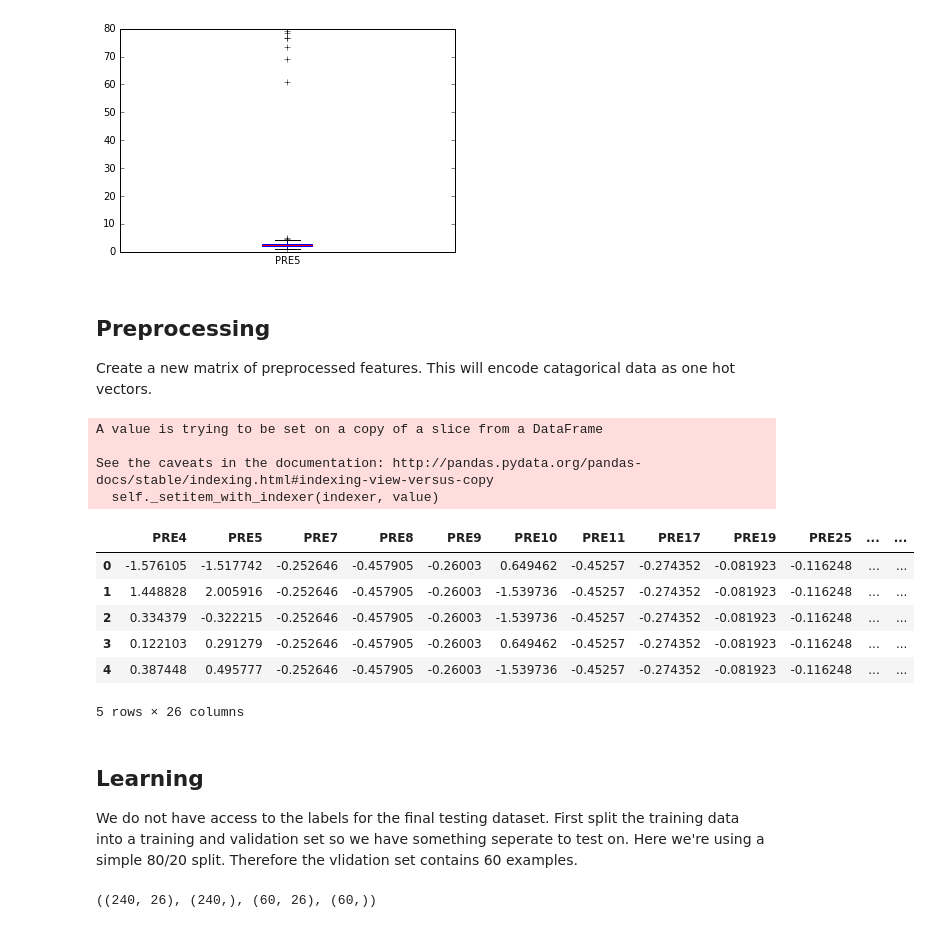
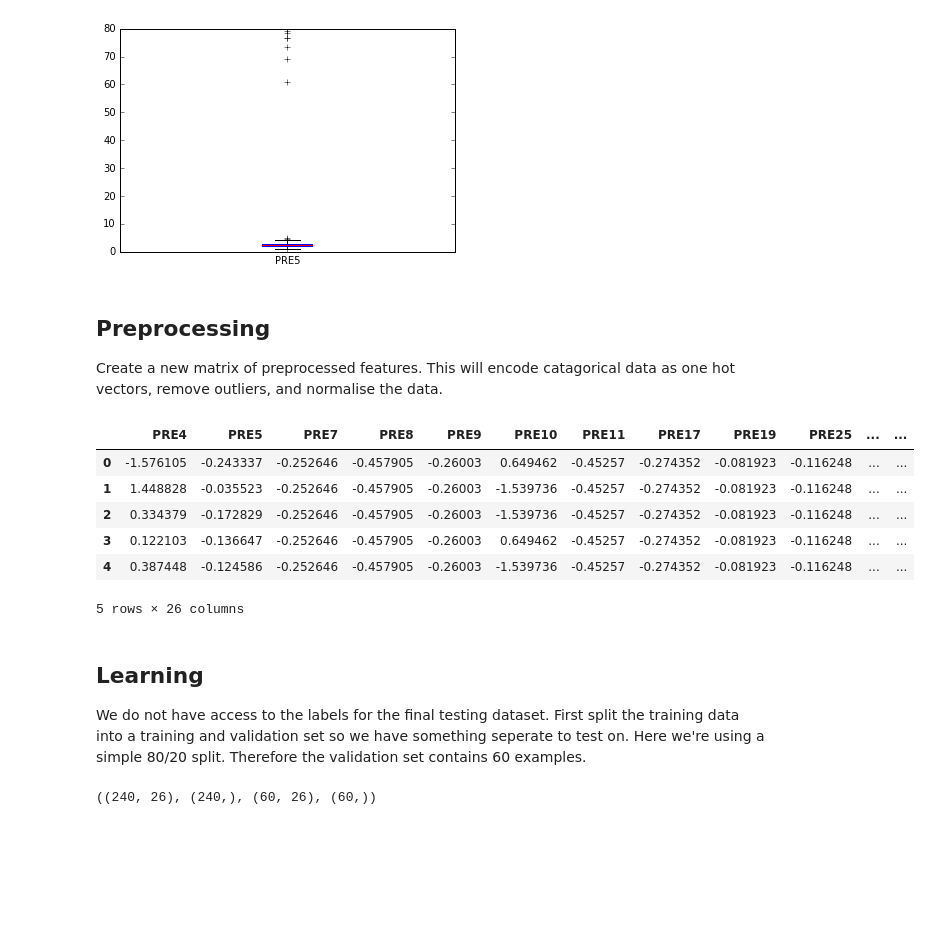
Before and after one commit to samueljackson92/SEM6420-machine-learning, a Jupyter notebook: src/Analysis.ipynb, the cells around one changed output. Cells and saved outputs as stored; diff of their text form; code cells hidden in the pictures; blank space fills up the shorter version.

```diff
--- a/src/Analysis.ipynb
+++ b/src/Analysis.ipynb
@@ -55,58 +56,58 @@ X.PRE5.plot(kind='box')
 # %% [markdown]
 ## Preprocessing
 
-Create a new matrix of preprocessed features. This will encode catagorical data as one hot vectors.
+Create a new matrix of preprocessed features. This will encode catagorical data as one hot vectors, remove outliers, and normalise the data.
 # %%
 from sklearn import preprocessing
 
-def encode_onehot(df, column_name):
-    """ Encode a catagorical column from a data frame into a dataframe of one hot features"""
+def encode_onehot(x_data, column_name):
+    """ Encode a catagorical column from a data frame into a data frame of one hot features"""
     enc = preprocessing.OneHotEncoder()
-    features = enc.fit_transform(df[[column_name]]).toarray()
+    features = enc.fit_transform(x_data[[column_name]]).toarray()
     names = ['%s_%d' % (column_name, i) for i in enc.active_features_]
-    features = pd.DataFrame(features, columns=names)
+    features = pd.DataFrame(features, columns=names, index=x_data.index)
     return features
 
-# encode catagorical data as one hot vectors
-pre14_encoded = encode_onehot(X, 'PRE14')
-pre6_encoded = encode_onehot(X, 'PRE6')
-dgn_encoded = encode_onehot(X, 'DGN')
+def preprocess(x_data):
+    # drop zero var PRE32
+    Xp = x_data.drop("PRE32", axis=1)
 
-#combine into a single data frame
-new_features = pd.concat([pre14_encoded, pre6_encoded, dgn_encoded], axis=1)
+    # remove outliers via median fill
+    mask = Xp.PRE5 < 30
+#     Xp.drop(Xp[~mask].index, inplace=True)
+    Yp = y#y.drop(y[~mask].index)
 
-# drop zero var PRE32
-Xp = X.drop("PRE32", axis=1)
+    # encode catagorical data as one hot vectors
+    pre14_encoded = encode_onehot(Xp, 'PRE14')
+    pre6_encoded = encode_onehot(Xp, 'PRE6')
+    dgn_encoded = encode_onehot(Xp, 'DGN')
 
-# remove outliers via median fill
-mask = Xp.PRE5 < 30
-Xp.PRE5.loc[~mask] = Xp.PRE5[mask].median()
+    #combine into a single data frame
+    new_features = pd.concat([pre14_encoded, pre6_encoded, dgn_encoded], axis=1)
 
-# drop the catagorical variables that have been encoded
-Xp.drop(["PRE14", "PRE6", "DGN"], inplace=True, axis=1)
-# add new features
-Xp = pd.concat([Xp, new_features], axis=1)
+    # drop the catagorical variables that have been encoded
+    Xp.drop(["PRE14", "PRE6", "DGN"], inplace=True, axis=1)
+    # add new features
+    Xp = pd.concat([Xp, new_features], axis=1)
 
-# normalise data
-sclr = preprocessing.StandardScaler()
-Xp = pd.DataFrame(sclr.fit_transform(Xp), columns=Xp.columns)
+    # normalise data
+    sclr = preprocessing.StandardScaler()
+    Xp = pd.DataFrame(sclr.fit_transform(Xp), columns=Xp.columns)
+    return Xp, Yp
 
+Xp, Yp = preprocess(X)
 Xp.head()
 # %% [output]
+|  | PRE4 | PRE5 | PRE7 | PRE8 | PRE9 | PRE10 | PRE11 | PRE17 | PRE19 | PRE25 | ... | ... |
+| 0 | -1.576105 | -0.243337 | -0.252646 | -0.457905 | -0.26003 | 0.649462 | -0.45257 | -0.274352 | -0.081923 | -0.116248 | ... | ... |
+| 1 | 1.448828 | -0.035523 | -0.252646 | -0.457905 | -0.26003 | -1.539736 | -0.45257 | -0.274352 | -0.081923 | -0.116248 | ... | ... |
+| 2 | 0.334379 | -0.172829 | -0.252646 | -0.457905 | -0.26003 | -1.539736 | -0.45257 | -0.274352 | -0.081923 | -0.116248 | ... | ... |
+| 3 | 0.122103 | -0.136647 | -0.252646 | -0.457905 | -0.26003 | 0.649462 | -0.45257 | -0.274352 | -0.081923 | -0.116248 | ... | ... |
+| 4 | 0.387448 | -0.124586 | -0.252646 | -0.457905 | -0.26003 | -1.539736 | -0.45257 | -0.274352 | -0.081923 | -0.116248 | ... | ... |
-A value is trying to be set on a copy of a slice from a DataFrame
-
-See the caveats in the documentation: http://pandas.pydata.org/pandas-docs/stable/indexing.html#indexing-view-versus-copy
-  self._setitem_with_indexer(indexer, value)
+5 rows × 26 columns
-|  | PRE4 | PRE5 | PRE7 | PRE8 | PRE9 | PRE10 | PRE11 | PRE17 | PRE19 | PRE25 | ... | ... |
-| 0 | -1.576105 | -1.517742 | -0.252646 | -0.457905 | -0.26003 | 0.649462 | -0.45257 | -0.274352 | -0.081923 | -0.116248 | ... | ... |
-| 1 | 1.448828 | 2.005916 | -0.252646 | -0.457905 | -0.26003 | -1.539736 | -0.45257 | -0.274352 | -0.081923 | -0.116248 | ... | ... |
-| 2 | 0.334379 | -0.322215 | -0.252646 | -0.457905 | -0.26003 | -1.539736 | -0.45257 | -0.274352 | -0.081923 | -0.116248 | ... | ... |
-| 3 | 0.122103 | 0.291279 | -0.252646 | -0.457905 | -0.26003 | 0.649462 | -0.45257 | -0.274352 | -0.081923 | -0.116248 | ... | ... |
-| 4 | 0.387448 | 0.495777 | -0.252646 | -0.457905 | -0.26003 | -1.539736 | -0.45257 | -0.274352 | -0.081923 | -0.116248 | ... | ... |
-5 rows × 26 columns
 # %% [markdown]
 ## Learning
 
-We do not have access to the labels for the final testing dataset. First split the training data into a training and validation set so we have something seperate to test on. Here we're using a  simple 80/20 split. Therefore the vlidation set contains 60 examples.
+We do not have access to the labels for the final testing dataset. First split the training data into a training and validation set so we have something seperate to test on. Here we're using a  simple 80/20 split. Therefore the validation set contains 60 examples.
 # %%
 from sklearn import cross_validation
```
Also changed, not shown: parts of 9 cells of this notebook, 2 other files.
